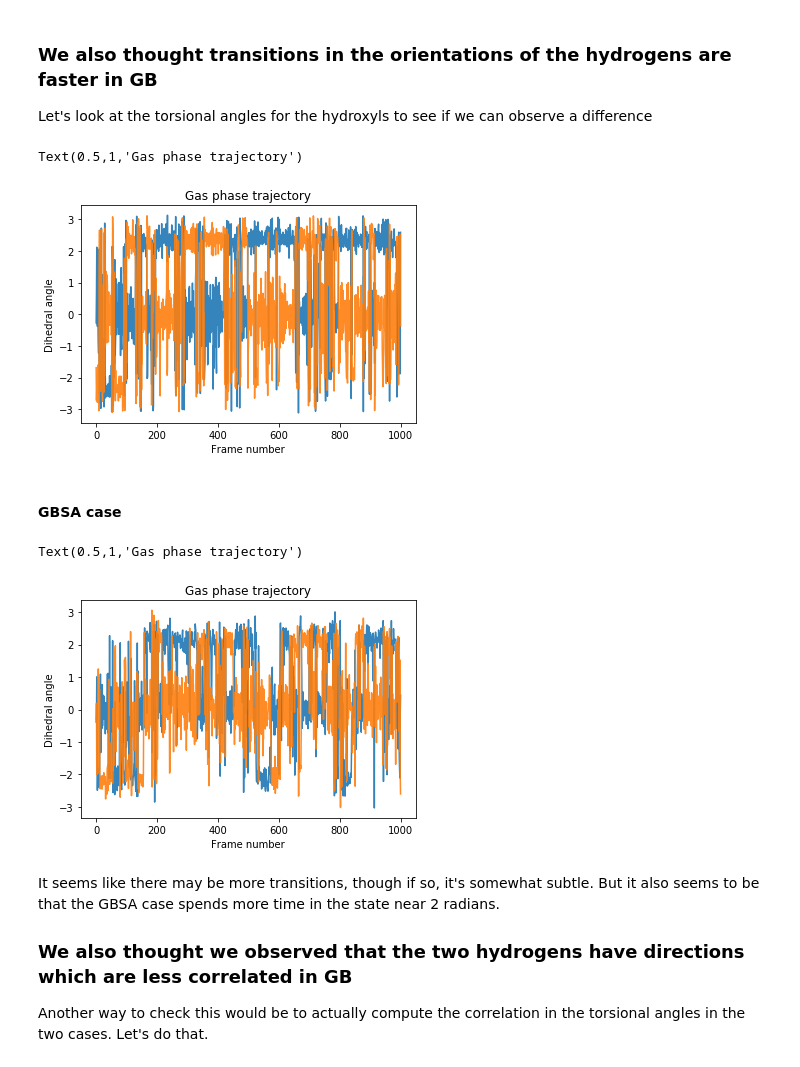
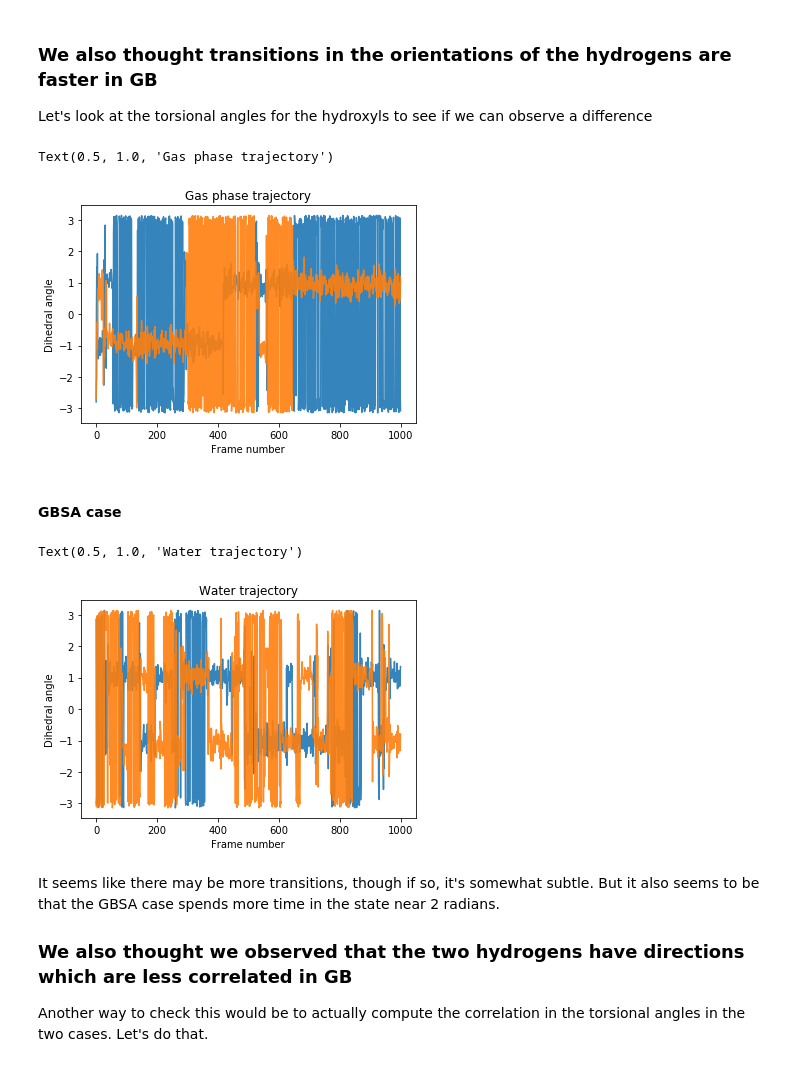
Before and after one commit to MobleyLab/drug-computing, a Jupyter notebook: uci-pharmsci/lectures/solvation/solvation.ipynb, the cells around one changed output. Drawn from its saved outputs; the diff is of its cells as text; code cells hidden in the pictures.

```diff
--- a/uci-pharmsci/lectures/solvation/solvation.ipynb
+++ b/uci-pharmsci/lectures/solvation/solvation.ipynb
@@ -603,20 +594,20 @@ show()
 
 Let's look at the torsional angles for the hydroxyls to see if we can observe a difference
 # %%
-dihedral1_atoms=[0, 1, 2, 8] # I pulled these from the names of the atoms, printed using code above
-dihedral2_atoms=[1, 0, 3, 9]
+dihedral1_atoms=[1, 0, 2, 8] # I pulled these from the names of the atoms, printed using code above
+dihedral2_atoms=[0, 1, 3, 9]
 
 dihedrals1 = mdtraj.compute_dihedrals( traj, [dihedral1_atoms, dihedral2_atoms])
 dihedrals2 = mdtraj.compute_dihedrals( traj2, [dihedral1_atoms, dihedral2_atoms])
 figure()
 plot(dihedrals1[:,0], alpha=0.9)
 plot(dihedrals1[:,1], alpha=0.9)
 xlabel('Frame number')
 ylabel('Dihedral angle')
 title('Gas phase trajectory')
 # %% [output]
-Text(0.5,1,'Gas phase trajectory')
+Text(0.5, 1.0, 'Gas phase trajectory')
-[figure, old version]
+[figure, new version]
 # %% [markdown]
 #### GBSA case
 # %%
@@ -625,10 +616,10 @@ plot(dihedrals2[:,0], alpha=0.9)
 plot(dihedrals2[:,1], alpha=0.9)
 xlabel('Frame number')
 ylabel('Dihedral angle')
-title('Gas phase trajectory')
+title('Water trajectory')
 # %% [output]
-Text(0.5,1,'Gas phase trajectory')
+Text(0.5, 1.0, 'Water trajectory')
-[figure, old version]
+[figure, new version]
 # %% [markdown]
 It seems like there may be more transitions, though if so, it's somewhat subtle. But it also seems to be that the GBSA case spends more time in the state near 2 radians.
 
```
Also changed, not shown: parts of 15 cells of this notebook.
